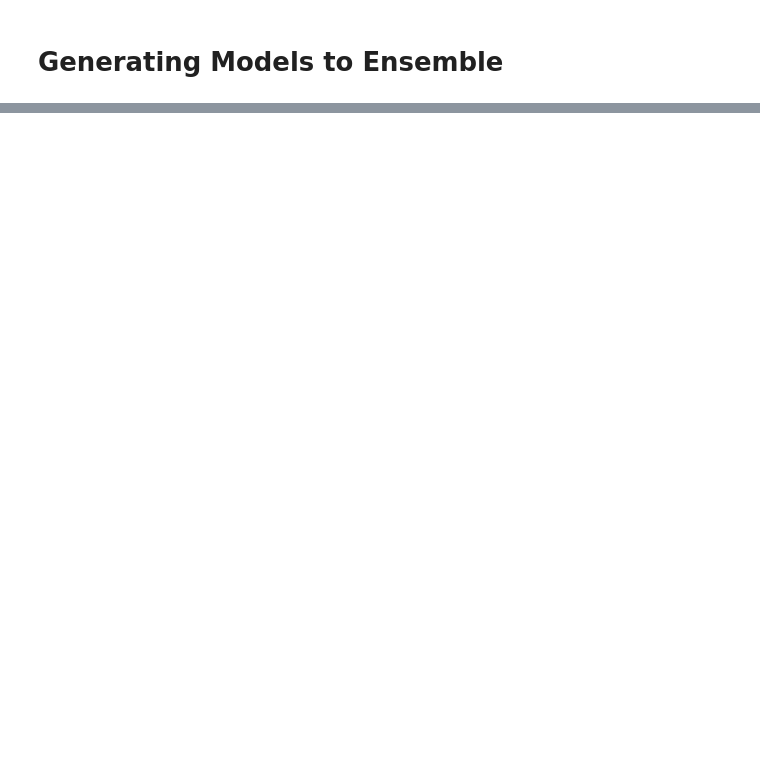
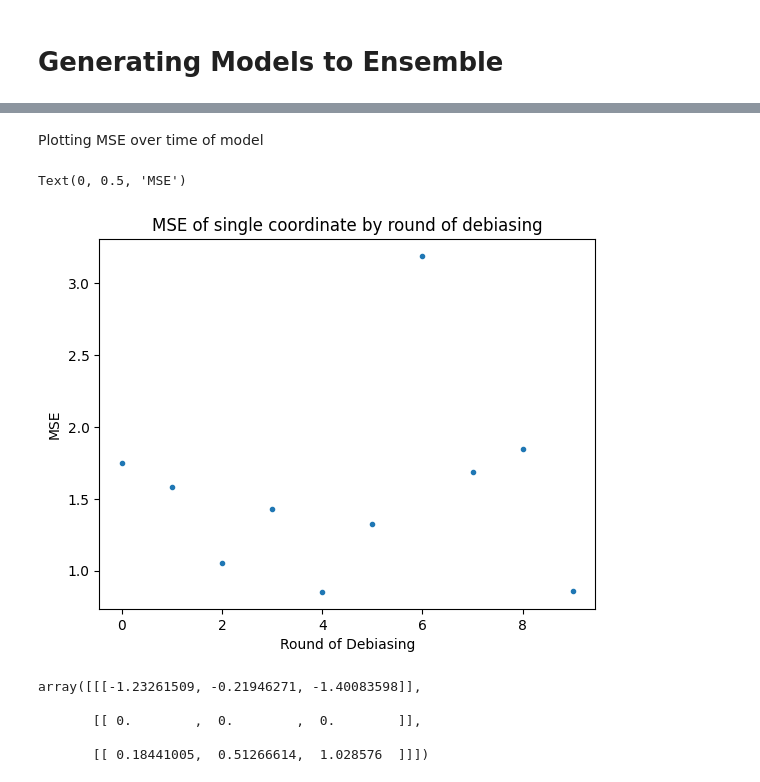
Before and after one commit to globusharris/ensembling-constrained-optimization, a Jupyter notebook: optimization-scratch.ipynb, the cells around one changed output, grey strips where cells are left out. Drawn from its saved outputs; the diff is of its cells as text; code cells hidden in the pictures; blank space fills up the shorter version.

```diff
--- a/optimization-scratch.ipynb
+++ b/optimization-scratch.ipynb
@@ -73,0 +174,6 @@ model.debias(X_train, Y_train, init_model, max_depth, policy)
+# %%
+from sklearn.metrics import mean_squared_error as mse
+
+preds = np.array(model.training_preds)
+for i in range(len(model.training_preds)):
+    print(mse(ys, model.training_preds[i], multioutput='raw_values'))
@@ -73,0 +255,27 @@ model.debias(X_train, Y_train, init_model, max_depth, policy)
+# %% [markdown]
+Plotting MSE over time of model
+# %%
+from sklearn.metrics import mean_squared_error as mse
+
+coord = 1
+mse_by_round = np.array([mse(Y_train, model.training_preds[i], multioutput='raw_values') for i in range(model.depth)])
+plt.plot(np.arange(model.depth), mse_by_round[:, coord], '.')
+plt.title("MSE of single coordinate by round of debiasing")
+plt.xlabel("Round of Debiasing")
+plt.ylabel("MSE")
+# %% [output]
+Text(0, 0.5, 'MSE')
+[figure, added]
+# %%
+coord = 1
+arr = np.array(model.bias_array)
+#plt.plot(np.arange(model.depth), arr[np.arange(model.depth),coord], '.')
+#arr[np.arange(model.depth),coord]
+# arr[0]
+model.bias_array
+# %% [output]
+array([[[-1.23261509, -0.21946271, -1.40083598]],
+
+       [[ 0.        ,  0.        ,  0.        ]],
+
+       [[ 0.18441005,  0.51266614,  1.028576  ]]])
```
Also changed, not shown: parts of 31 cells of this notebook, 1 other file.
